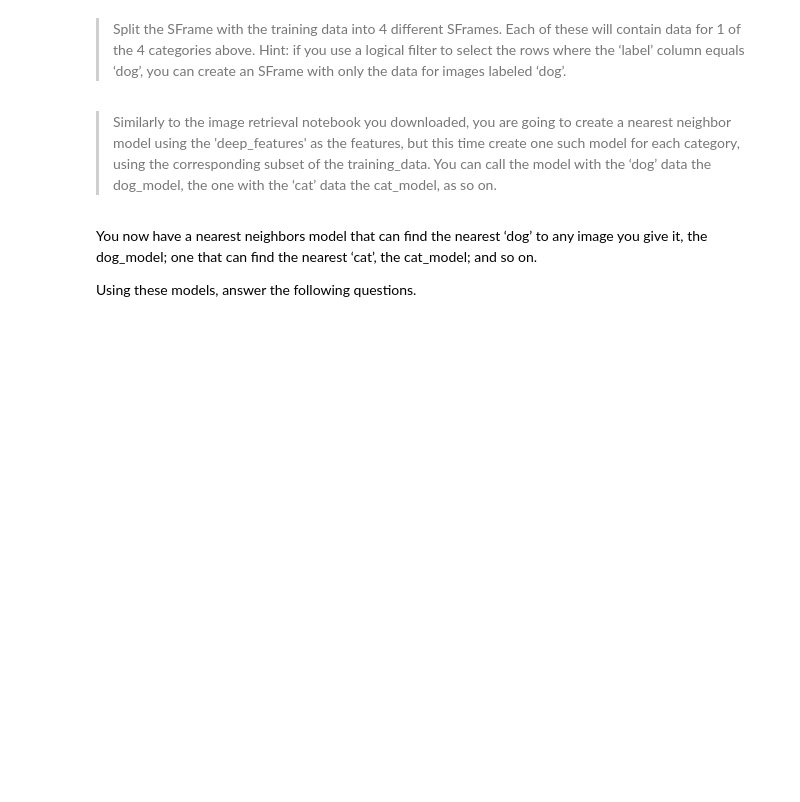
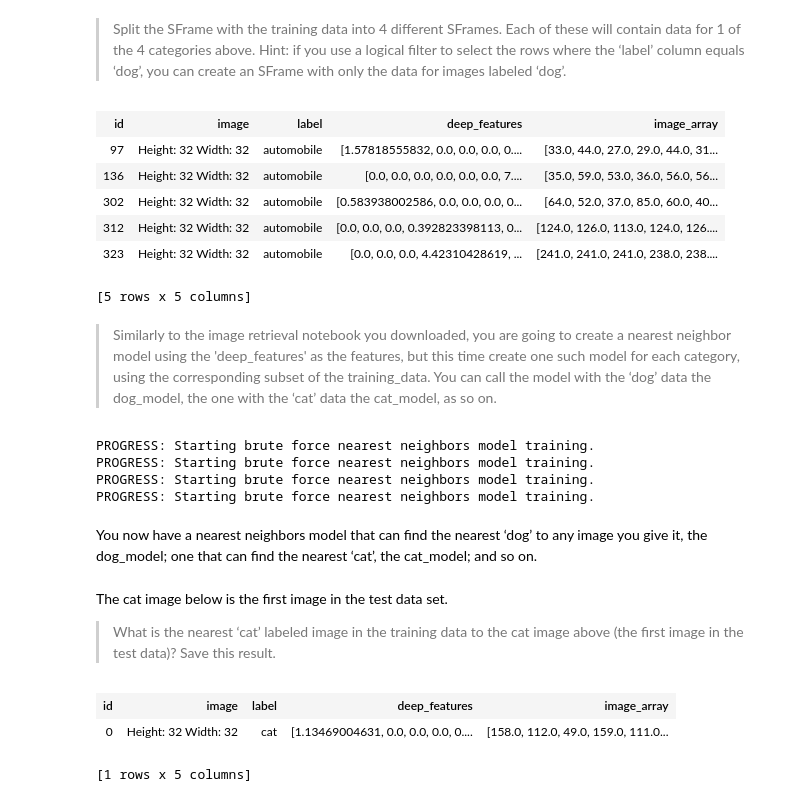
Before and after one commit to AaronRanAn/UW-Machine-Learning-Case-Study, a Jupyter notebook: Week 6/Deep Features for Image Retrieval.ipynb, the cells around one changed output. Cells and saved outputs as stored; diff of their text form; code cells hidden in the pictures; blank space fills up the shorter version.

```diff
--- a/Week 6/Deep Features for Image Retrieval.ipynb
+++ b/Week 6/Deep Features for Image Retrieval.ipynb
@@ -167,3 +188,19 @@ In this assignment, we are going to build new image retrieval models and explore
 In most retrieval tasks, the data we have is unlabeled, thus we call these unsupervised learning problems. However, we have labels in this image dataset, and will use these to create one model for each of the 4 image categories, **{‘dog’,’cat’,’automobile’,bird’}.** To start, follow these steps:
 # %% [markdown]
 > Split the SFrame with the training data into 4 different SFrames. Each of these will contain data for 1 of the 4 categories above. Hint: if you use a logical filter to select the rows where the ‘label’ column equals ‘dog’, you can create an SFrame with only the data for images labeled ‘dog’.
+# %%
+image_train_car = image_train[image_train['label']=='automobile']
+
+# check if the split works
+
+image_train_car['label'].sketch_summary()
+
+image_train_car.head(5)
+# %% [output]
+| id | image | label | deep_features | image_array |
+| 97 | Height: 32 Width: 32 | automobile | [1.57818555832, 0.0, 0.0, 0.0, 0.... | [33.0, 44.0, 27.0, 29.0, 44.0, 31... |
+| 136 | Height: 32 Width: 32 | automobile | [0.0, 0.0, 0.0, 0.0, 0.0, 0.0, 7.... | [35.0, 59.0, 53.0, 36.0, 56.0, 56... |
+| 302 | Height: 32 Width: 32 | automobile | [0.583938002586, 0.0, 0.0, 0.0, 0... | [64.0, 52.0, 37.0, 85.0, 60.0, 40... |
+| 312 | Height: 32 Width: 32 | automobile | [0.0, 0.0, 0.0, 0.392823398113, 0... | [124.0, 126.0, 113.0, 124.0, 126.... |
+| 323 | Height: 32 Width: 32 | automobile | [0.0, 0.0, 0.0, 4.42310428619, ... | [241.0, 241.0, 241.0, 238.0, 238.... |
+[5 rows x 5 columns]
@@ -170,6 +213,25 @@ In most retrieval tasks, the data we have is unlabeled, thus we call these unsup
 # %% [markdown]
 > Similarly to the image retrieval notebook you downloaded, you are going to create a nearest neighbor model using the 'deep_features' as the features, but this time create one such model for each category, using the corresponding subset of the training_data. You can call the model with the ‘dog’ data the dog_model, the one with the ‘cat’ data the cat_model, as so on.
+# %%
+knn_model_car = graphlab.nearest_neighbors.create(image_train_car,features=['deep_features'],
+                                             label='id')
+
+knn_model_cat = graphlab.nearest_neighbors.create(image_train_cat,features=['deep_features'],
+                                             label='id')
+
+knn_model_dog = graphlab.nearest_neighbors.create(image_train_dog,features=['deep_features'],
+                                             label='id')
+
+knn_model_bird = graphlab.nearest_neighbors.create(image_train_bird,features=['deep_features'],
+                                             label='id')
+# %% [output]
+PROGRESS: Starting brute force nearest neighbors model training.
+PROGRESS: Starting brute force nearest neighbors model training.
+PROGRESS: Starting brute force nearest neighbors model training.
+PROGRESS: Starting brute force nearest neighbors model training.
 # %% [markdown]
 You now have a nearest neighbors model that can find the nearest ‘dog’ to any image you give it, the dog_model; one that can find the nearest ‘cat’, the cat_model; and so on.
-
-Using these models, answer the following questions.
+# %% [markdown]
+The cat image below is the first image in the test data set.
+
+> What is the nearest ‘cat’ labeled image in the training data to the cat image above (the first image in the test data)? Save this result.
@@ -175,0 +240,6 @@ Using these models, answer the following questions.
+# %%
+image_test[0:1] # this one is a cat
+# %% [output]
+| id | image | label | deep_features | image_array |
+| 0 | Height: 32 Width: 32 | cat | [1.13469004631, 0.0, 0.0, 0.0, 0.... | [158.0, 112.0, 49.0, 159.0, 111.0... |
+[1 rows x 5 columns]
```
Also changed, not shown: parts of 50 cells of this notebook, 1 other file.
